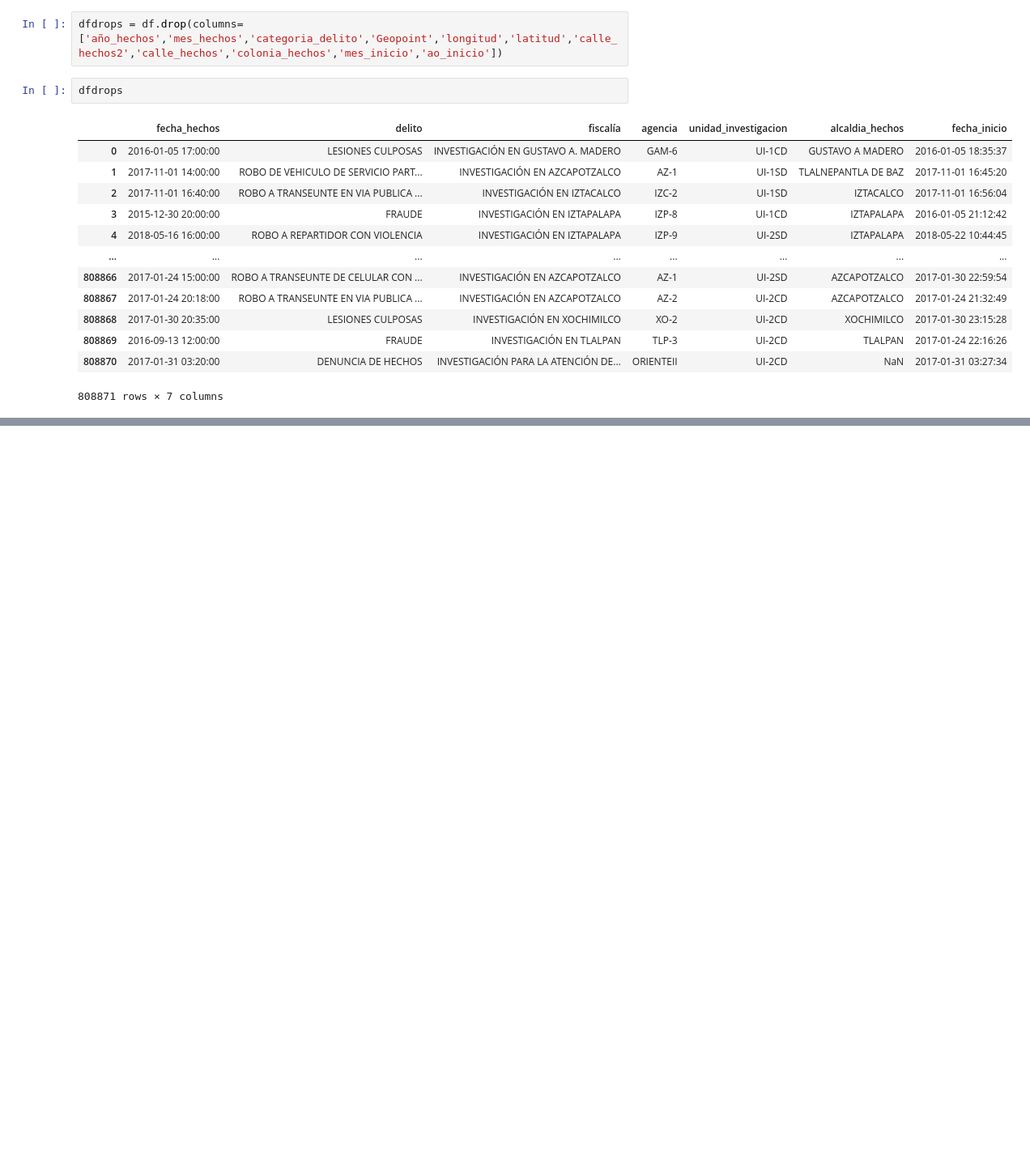
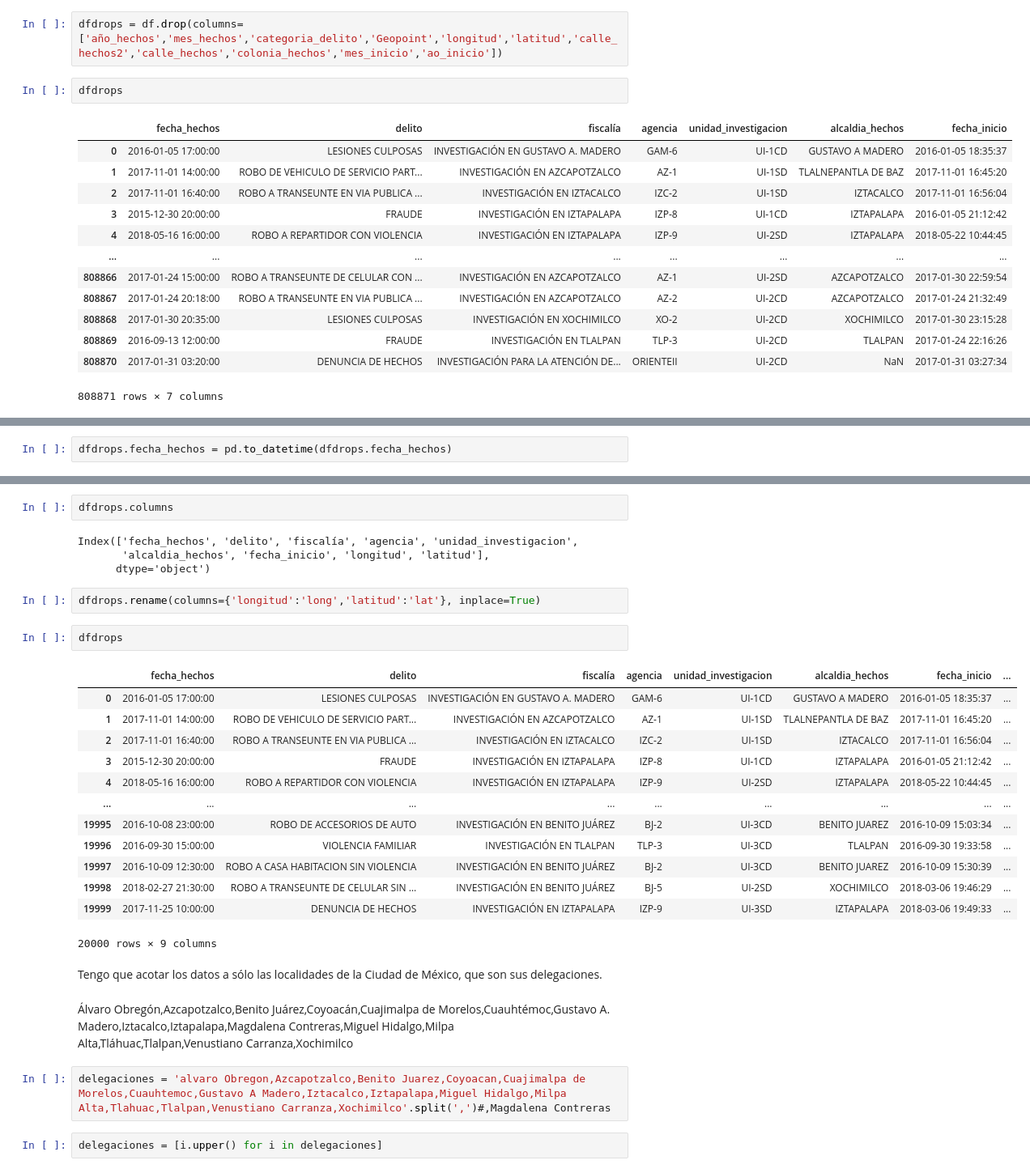
Before and after one commit to JavoJavo/Freq-Patt-Mexico-Crime, a Jupyter notebook: main.ipynb, the cells around one changed output, grey strips where cells are left out. Shown at 81% size. Saved outputs shown, nothing was run; the diff lists cells and outputs as text; blank space fills up the shorter version.

```diff
--- a/main.ipynb
+++ b/main.ipynb
@@ -42,0 +63,2 @@ tiempo, delito, fiscalía, agencia, unidad_investigación, delta_tiempo_ocurrenc
+# %%
+dfdrops.fecha_hechos = pd.to_datetime(dfdrops.fecha_hechos)
@@ -42,0 +73,32 @@ tiempo, delito, fiscalía, agencia, unidad_investigación, delta_tiempo_ocurrenc
+# %%
+dfdrops.columns
+# %% [output]
+Index(['fecha_hechos', 'delito', 'fiscalía', 'agencia', 'unidad_investigacion',
+       'alcaldia_hechos', 'fecha_inicio', 'longitud', 'latitud'],
+      dtype='object')
+# %%
+dfdrops.rename(columns={'longitud':'long','latitud':'lat'}, inplace=True)
+# %%
+dfdrops
+# %% [output]
+|  | fecha_hechos | delito | fiscalía | agencia | unidad_investigacion | alcaldia_hechos | fecha_inicio | ... |
+| 0 | 2016-01-05 17:00:00 | LESIONES CULPOSAS | INVESTIGACIÓN EN GUSTAVO A. MADERO | GAM-6 | UI-1CD | GUSTAVO A MADERO | 2016-01-05 18:35:37 | ... |
+| 1 | 2017-11-01 14:00:00 | ROBO DE VEHICULO DE SERVICIO PART... | INVESTIGACIÓN EN AZCAPOTZALCO | AZ-1 | UI-1SD | TLALNEPANTLA DE BAZ | 2017-11-01 16:45:20 | ... |
+| 2 | 2017-11-01 16:40:00 | ROBO A TRANSEUNTE EN VIA PUBLICA ... | INVESTIGACIÓN EN IZTACALCO | IZC-2 | UI-1SD | IZTACALCO | 2017-11-01 16:56:04 | ... |
+| 3 | 2015-12-30 20:00:00 | FRAUDE | INVESTIGACIÓN EN IZTAPALAPA | IZP-8 | UI-1CD | IZTAPALAPA | 2016-01-05 21:12:42 | ... |
+| 4 | 2018-05-16 16:00:00 | ROBO A REPARTIDOR CON VIOLENCIA | INVESTIGACIÓN EN IZTAPALAPA | IZP-9 | UI-2SD | IZTAPALAPA | 2018-05-22 10:44:45 | ... |
+| ... | ... | ... | ... | ... | ... | ... | ... | ... |
+| 19995 | 2016-10-08 23:00:00 | ROBO DE ACCESORIOS DE AUTO | INVESTIGACIÓN EN BENITO JUÁREZ | BJ-2 | UI-3CD | BENITO JUAREZ | 2016-10-09 15:03:34 | ... |
+| 19996 | 2016-09-30 15:00:00 | VIOLENCIA FAMILIAR | INVESTIGACIÓN EN TLALPAN | TLP-3 | UI-3CD | TLALPAN | 2016-09-30 19:33:58 | ... |
+| 19997 | 2016-10-09 12:30:00 | ROBO A CASA HABITACION SIN VIOLENCIA | INVESTIGACIÓN EN BENITO JUÁREZ | BJ-2 | UI-3CD | BENITO JUAREZ | 2016-10-09 15:30:39 | ... |
+| 19998 | 2018-02-27 21:30:00 | ROBO A TRANSEUNTE DE CELULAR SIN ... | INVESTIGACIÓN EN BENITO JUÁREZ | BJ-5 | UI-2SD | XOCHIMILCO | 2018-03-06 19:46:29 | ... |
+| 19999 | 2017-11-25 10:00:00 | DENUNCIA DE HECHOS | INVESTIGACIÓN EN IZTAPALAPA | IZP-9 | UI-3SD | IZTAPALAPA | 2018-03-06 19:49:33 | ... |
+20000 rows × 9 columns
+# %% [markdown]
+Tengo que acotar los datos a sólo las localidades de la Ciudad de México, que son sus delegaciones.
+# %% [markdown]
+Álvaro Obregón,Azcapotzalco,Benito Juárez,Coyoacán,Cuajimalpa de Morelos,Cuauhtémoc,Gustavo A. Madero,Iztacalco,Iztapalapa,Magdalena Contreras,Miguel Hidalgo,Milpa Alta,Tláhuac,Tlalpan,Venustiano Carranza,Xochimilco
+# %%
+delegaciones = 'alvaro Obregon,Azcapotzalco,Benito Juarez,Coyoacan,Cuajimalpa de Morelos,Cuauhtemoc,Gustavo A Madero,Iztacalco,Iztapalapa,Miguel Hidalgo,Milpa Alta,Tlahuac,Tlalpan,Venustiano Carranza,Xochimilco'.split(',')#,Magdalena Contreras
+# %%
+delegaciones = [i.upper() for i in delegaciones]
```
Also changed, not shown: parts of 34 cells of this notebook, 2 other files.
